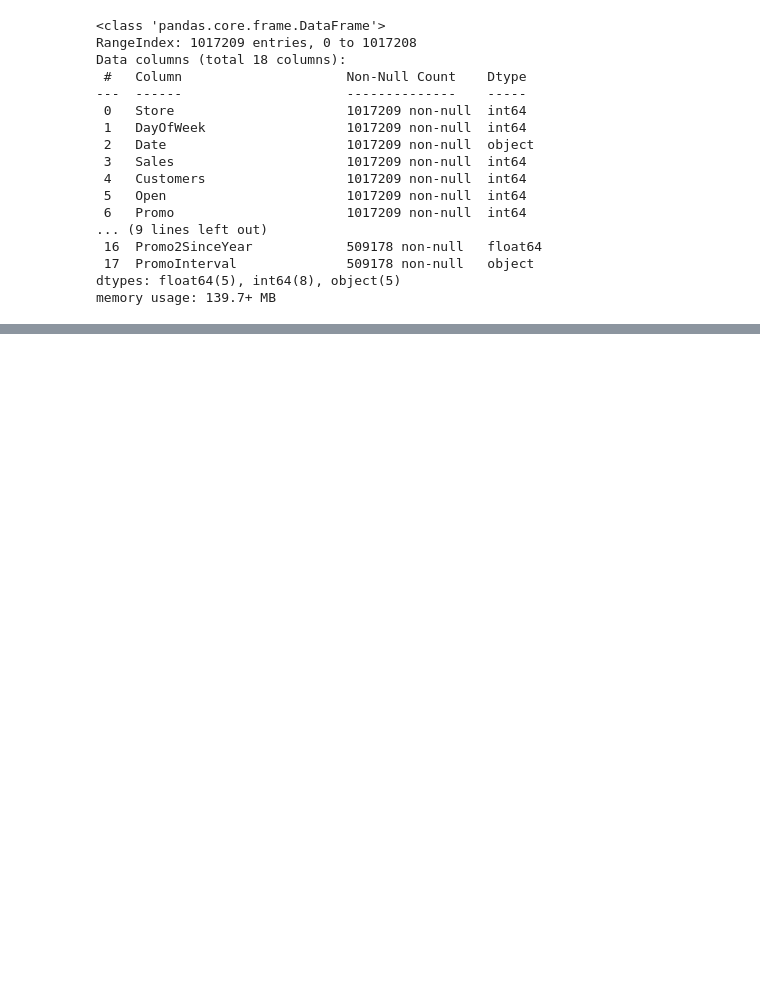
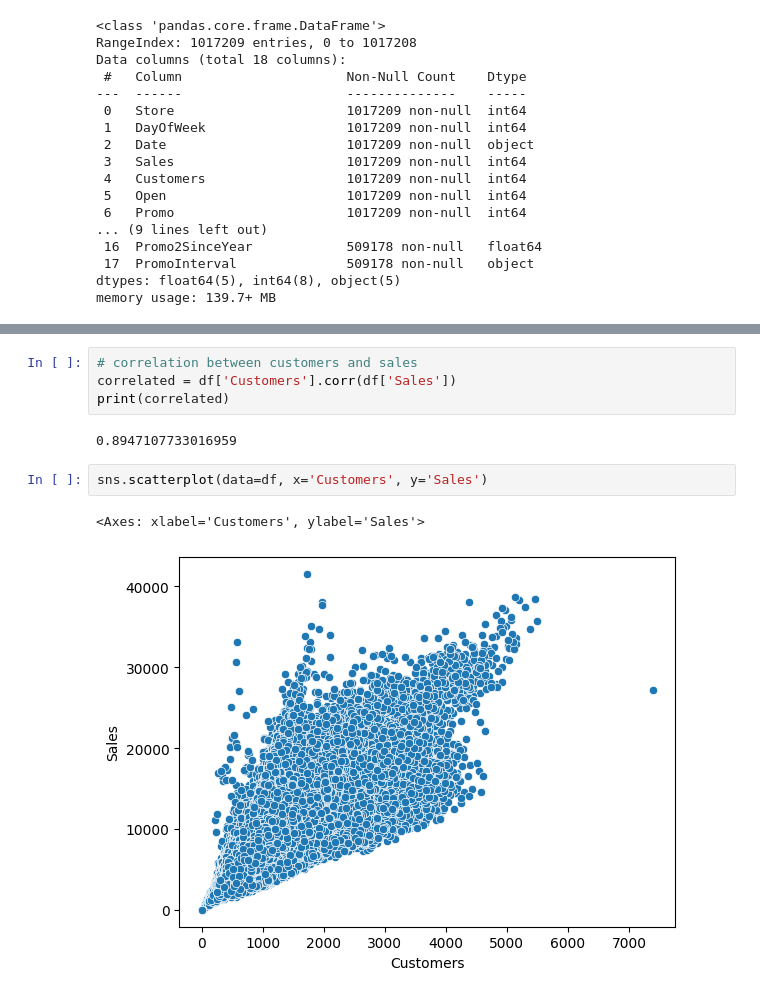
Before and after one commit to hadihassanbaloch/SalesForcasting, a Jupyter notebook: EDA.ipynb, the cells around one changed output, grey strips where cells are left out. Drawn from its saved outputs; the diff is of its cells as text; blank space fills up the shorter version.

```diff
--- a/EDA.ipynb
+++ b/EDA.ipynb
@@ -46,0 +154,11 @@ memory usage: 139.7+ MB
+# %%
+# correlation between customers and sales
+correlated = df['Customers'].corr(df['Sales'])
+print(correlated)
+# %% [output]
+0.8947107733016959
+# %%
+sns.scatterplot(data=df, x='Customers', y='Sales')
+# %% [output]
+<Axes: xlabel='Customers', ylabel='Sales'>
+[figure, added]
```
Also changed, not shown: parts of 34 cells of this notebook, 5 other files.
